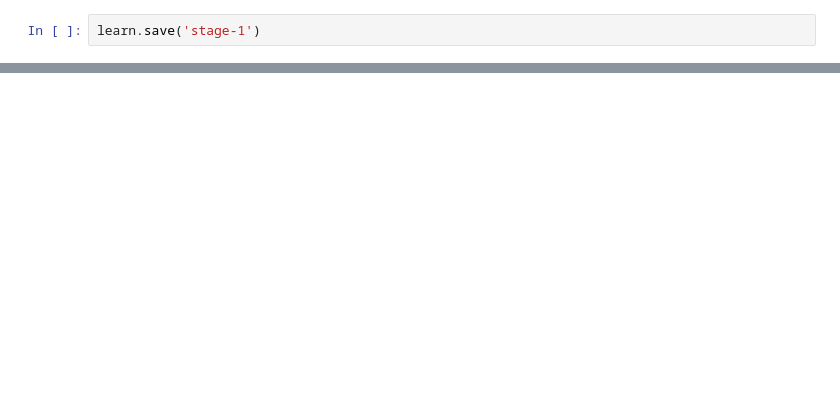
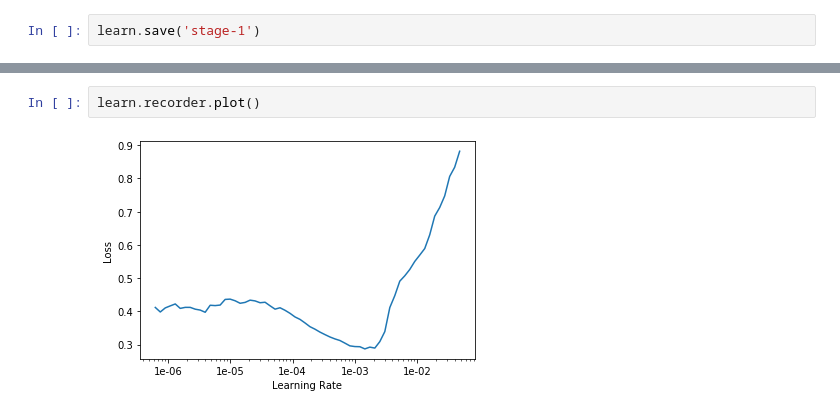
Before and after one commit to Dakunu01/FastAI_Project, a Jupyter notebook: Fast_AI_Project.ipynb, the cells around one changed output, grey strips where cells are left out. Saved outputs shown, nothing was run; the diff lists cells and outputs as text; blank space fills up the shorter version.

```diff
--- a/Fast_AI_Project.ipynb
+++ b/Fast_AI_Project.ipynb
@@ -94,0 +121,4 @@ learn.save('stage-1')
+# %%
+learn.recorder.plot()
+# %% [output]
+[figure, added]
```
Also changed, not shown: parts of 14 cells of this notebook.
